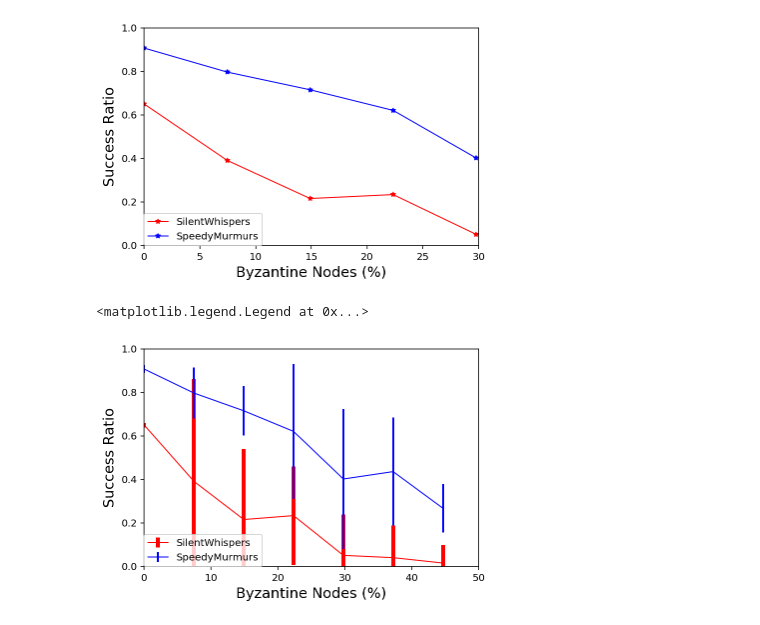
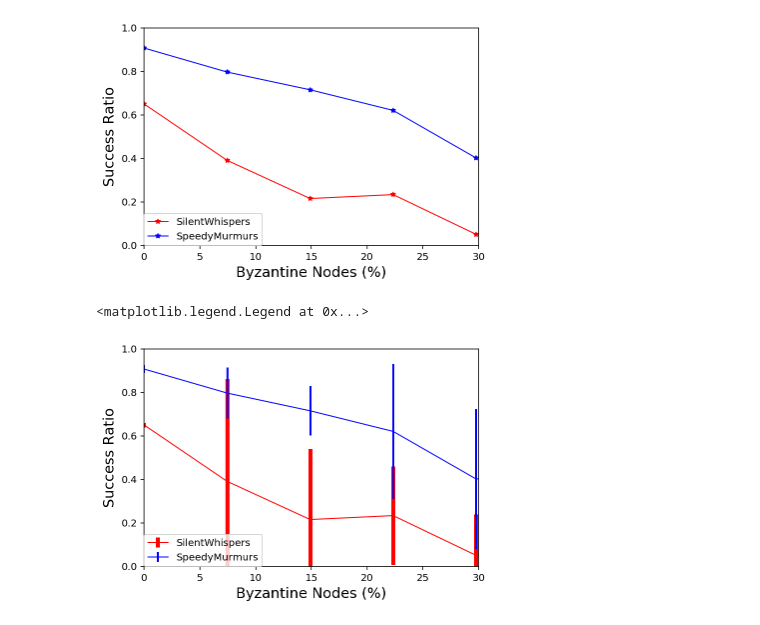
Before and after one commit to iowaguy/pcn-simulator, a Jupyter notebook: speedy-murmurs-simulator/Payment-Channel-Network-Simulations.ipynb, the cells around one changed output. Drawn from its saved outputs; the diff is of its cells as text; code cells hidden in the pictures.

```diff
--- a/speedy-murmurs-simulator/Payment-Channel-Network-Simulations.ipynb
+++ b/speedy-murmurs-simulator/Payment-Channel-Network-Simulations.ipynb
@@ -440,32 +440,32 @@ degrees_of_freedom = 9
 silentwhispers_data = su.extract_from_singles_config(config_dict_list_srvna_sw, key, "attack_properties", "attackers")
 speedymurmurs_data = su.extract_from_singles_config(config_dict_list_srvna_sm, key, "attack_properties", "attackers")
 
 plt.figure()
 #matplotlib.pyplot.title('Drop Percentage Attack (100% drop rate)', size='xx-large')
 plt.ylabel('Success Ratio', size='x-large')
 plt.xlabel('Byzantine Nodes (%)', size='x-large')
-plt.axis([0,50,0.0,1.0])
+plt.axis([0,30,0.0,1.0])
 
 %config InlineBackend.figure_format ='retina'
 perc = [i/static_node_count*100 for i in range(0,30001, 5000)]
 
 silentwhispers_data_avg = su.extract_from_singles_config_average(config_dict_list_srvna_sw, key, "attack_properties", "attackers")
 silentwhispers_data_std = su.extract_from_singles_config_stddev(config_dict_list_srvna_sw, key, "attack_properties", "attackers")
 data_m_sw=np.array(silentwhispers_data_avg)   #(Means of your data)
 data_sd_sw=np.array(silentwhispers_data_std)   #(Standard Deviations of your data)
 plt.errorbar(perc, data_m_sw, yerr=ss.t.ppf(0.95, degrees_of_freedom)*data_sd_sw, color='r', label='SilentWhispers', linewidth=1, elinewidth=4)
 
 speedymurmurs_data_avg = su.extract_from_singles_config_average(config_dict_list_srvna_sm, key, "attack_properties", "attackers")
 speedymurmurs_data_std = su.extract_from_singles_config_stddev(config_dict_list_srvna_sm, key, "attack_properties", "attackers")
 data_m_sm=np.array(speedymurmurs_data_avg)   #(Means of your data)
 data_sd_sm=np.array(speedymurmurs_data_std)   #(Standard Deviations of your data)
 plt.errorbar(perc, data_m_sm, yerr=ss.t.ppf(0.95, degrees_of_freedom)*data_sd_sm, color='b', label='SpeedyMurmurs', linewidth=1, elinewidth=2)
 
 #plt.xlim((-1,4))
 
 #plt.plot(perc, silentwhispers_data, 'r*-', markersize=5, linewidth=1, label='SilentWhispers')
 #plt.plot(perc, speedymurmurs_data, 'b*-', markersize=5, linewidth=1, label='SpeedyMurmurs')
 plt.legend(loc=(0,0), scatterpoints=10)
 # %% [output]
 <matplotlib.legend.Legend at 0x...>
-[figure, old version]
+[figure, new version]
```
Also changed, not shown: 6 other files.
